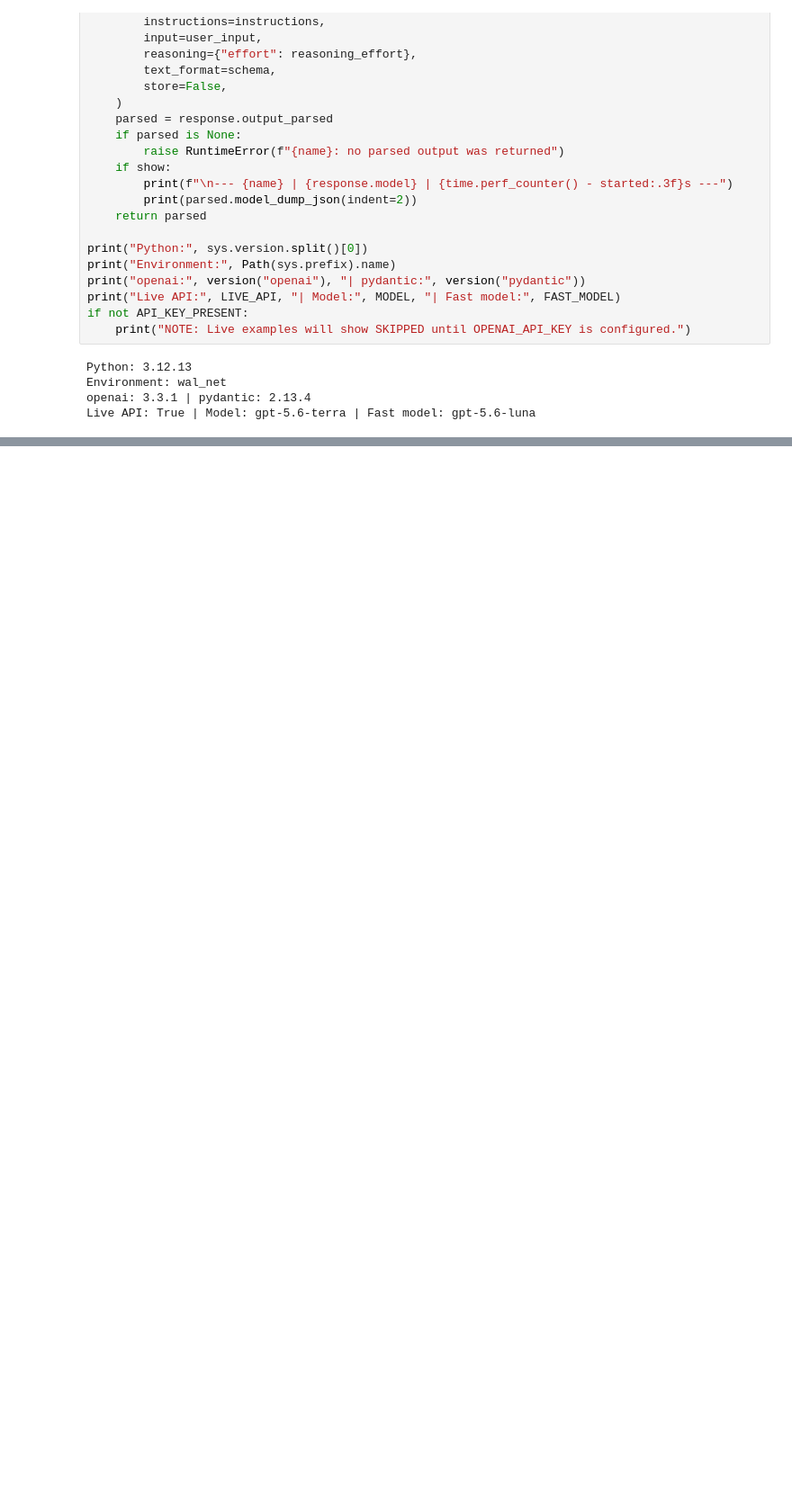
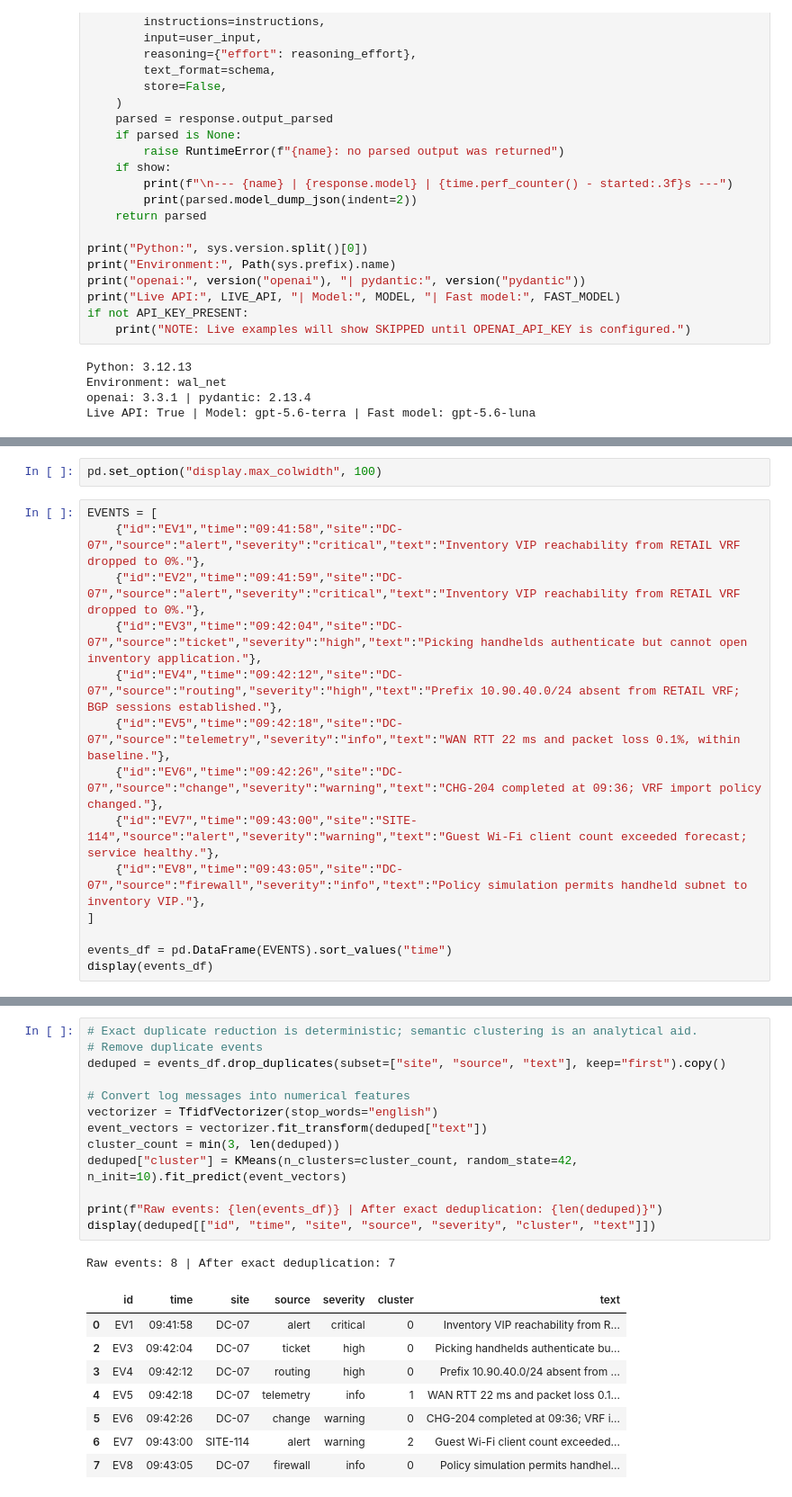
Before and after one commit to ingledarshan/Walmart-US-Networking-Infra-Oct-26-to-30-2026, a Jupyter notebook: Day2/Day2_US.ipynb, the cells around one changed output, grey strips where cells are left out. Shown at 90% size. Drawn from its saved outputs; the diff is of its cells as text; blank space fills up the shorter version.

```diff
--- a/Day2/Day2_US.ipynb
+++ b/Day2/Day2_US.ipynb
@@ -140,0 +359,16 @@ Live API: True | Model: gpt-5.6-terra | Fast model: gpt-5.6-luna
+# %%
+pd.set_option("display.max_colwidth", 100)
+# %%
+EVENTS = [
+    {"id":"EV1","time":"09:41:58","site":"DC-07","source":"alert","severity":"critical","text":"Inventory VIP reachability from RETAIL VRF dropped to 0%."},
+    {"id":"EV2","time":"09:41:59","site":"DC-07","source":"alert","severity":"critical","text":"Inventory VIP reachability from RETAIL VRF dropped to 0%."},
+    {"id":"EV3","time":"09:42:04","site":"DC-07","source":"ticket","severity":"high","text":"Picking handhelds authenticate but cannot open inventory application."},
+    {"id":"EV4","time":"09:42:12","site":"DC-07","source":"routing","severity":"high","text":"Prefix 10.90.40.0/24 absent from RETAIL VRF; BGP sessions established."},
+    {"id":"EV5","time":"09:42:18","site":"DC-07","source":"telemetry","severity":"info","text":"WAN RTT 22 ms and packet loss 0.1%, within baseline."},
+    {"id":"EV6","time":"09:42:26","site":"DC-07","source":"change","severity":"warning","text":"CHG-204 completed at 09:36; VRF import policy changed."},
+    {"id":"EV7","time":"09:43:00","site":"SITE-114","source":"alert","severity":"warning","text":"Guest Wi-Fi client count exceeded forecast; service healthy."},
+    {"id":"EV8","time":"09:43:05","site":"DC-07","source":"firewall","severity":"info","text":"Policy simulation permits handheld subnet to inventory VIP."},
+]
+
+events_df = pd.DataFrame(EVENTS).sort_values("time")
+display(events_df)
@@ -140,0 +385,23 @@ Live API: True | Model: gpt-5.6-terra | Fast model: gpt-5.6-luna
+# %%
+# Exact duplicate reduction is deterministic; semantic clustering is an analytical aid.
+# Remove duplicate events
+deduped = events_df.drop_duplicates(subset=["site", "source", "text"], keep="first").copy()
+
+# Convert log messages into numerical features
+vectorizer = TfidfVectorizer(stop_words="english")
+event_vectors = vectorizer.fit_transform(deduped["text"])
+cluster_count = min(3, len(deduped))
+deduped["cluster"] = KMeans(n_clusters=cluster_count, random_state=42, n_init=10).fit_predict(event_vectors)
+
+print(f"Raw events: {len(events_df)} | After exact deduplication: {len(deduped)}")
+display(deduped[["id", "time", "site", "source", "severity", "cluster", "text"]])
+# %% [output]
+Raw events: 8 | After exact deduplication: 7
+|  | id | time | site | source | severity | cluster | text |
+| 0 | EV1 | 09:41:58 | DC-07 | alert | critical | 0 | Inventory VIP reachability from R... |
+| 2 | EV3 | 09:42:04 | DC-07 | ticket | high | 0 | Picking handhelds authenticate bu... |
+| 3 | EV4 | 09:42:12 | DC-07 | routing | high | 0 | Prefix 10.90.40.0/24 absent from ... |
+| 4 | EV5 | 09:42:18 | DC-07 | telemetry | info | 1 | WAN RTT 22 ms and packet loss 0.1... |
+| 5 | EV6 | 09:42:26 | DC-07 | change | warning | 0 | CHG-204 completed at 09:36; VRF i... |
+| 6 | EV7 | 09:43:00 | SITE-114 | alert | warning | 2 | Guest Wi-Fi client count exceeded... |
+| 7 | EV8 | 09:43:05 | DC-07 | firewall | info | 0 | Policy simulation permits handhel... |
```
Also changed, not shown: parts of 31 cells of this notebook.
